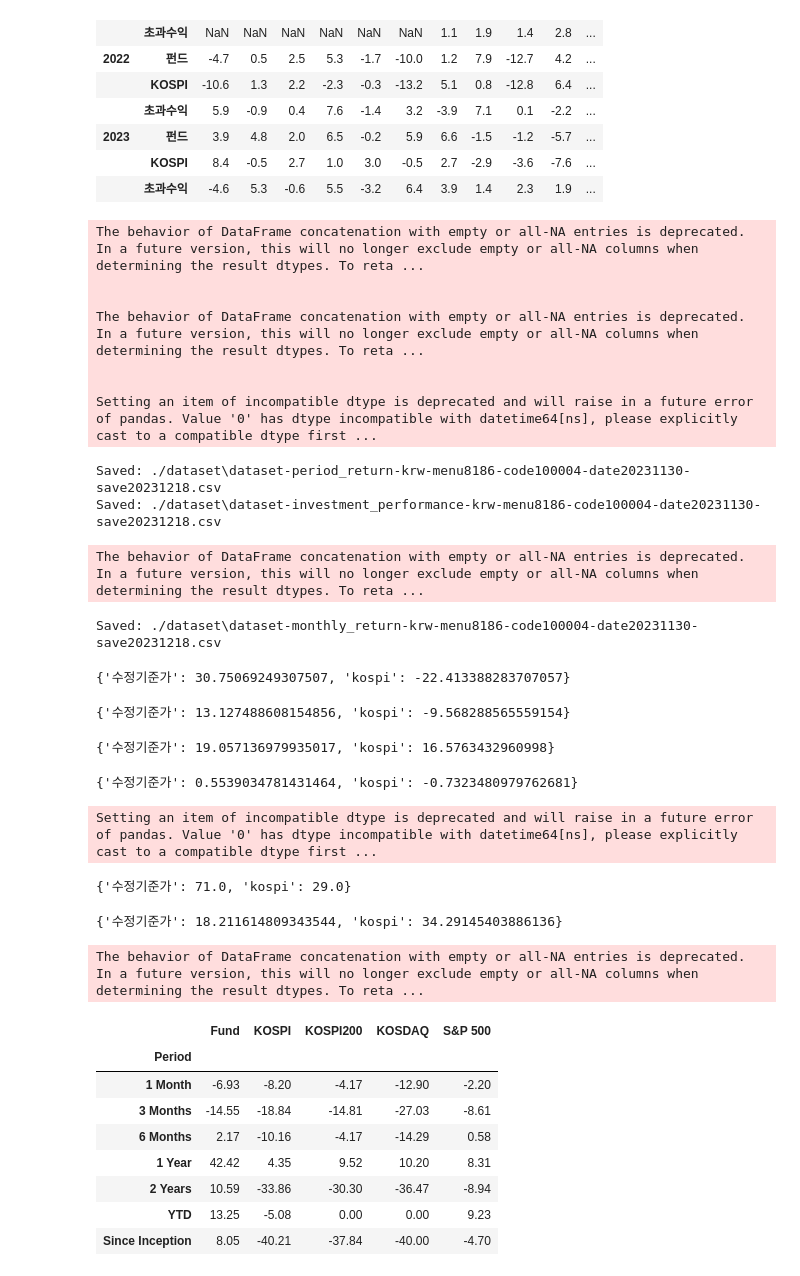
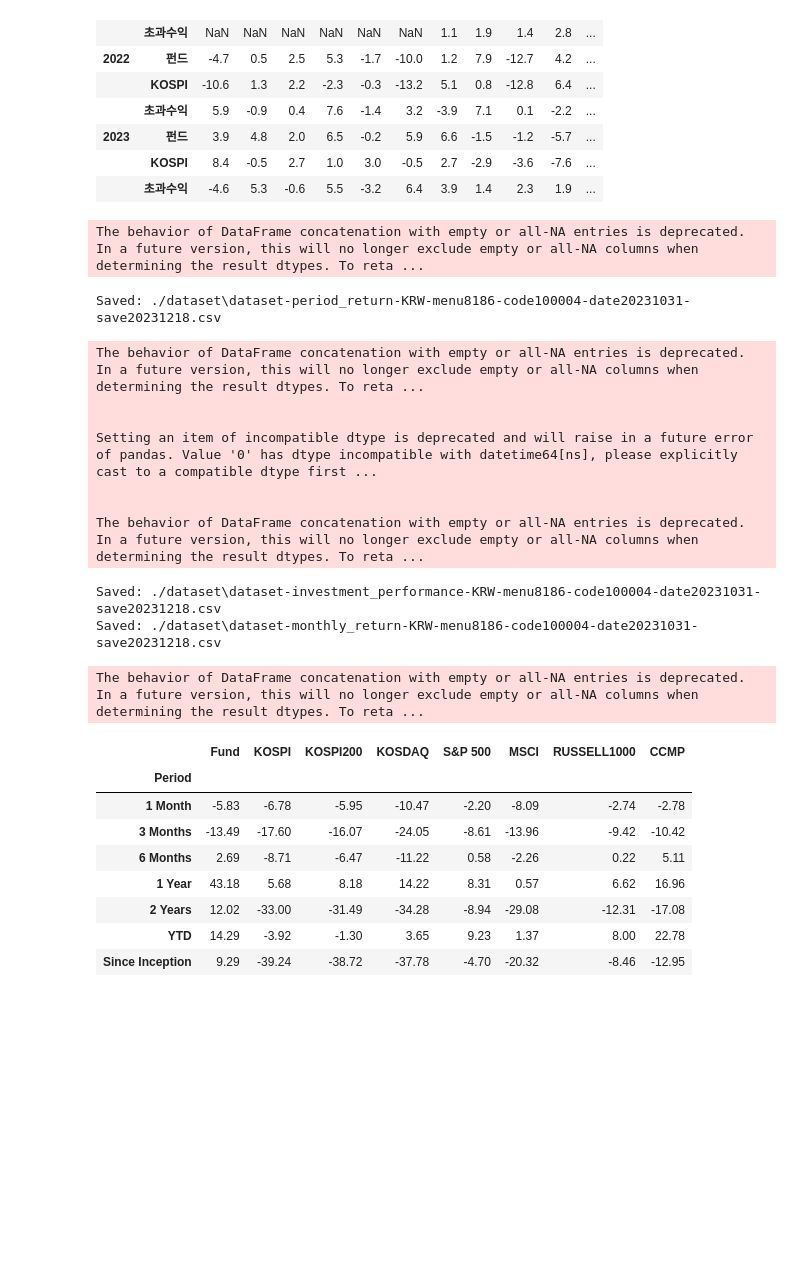
Before and after one commit to haniil/rpa-report-generator2-capstone, a Jupyter notebook: test-notebook.ipynb, the cells around one changed output. Cells and saved outputs as stored; diff of their text form; code cells hidden in the pictures; blank space fills up the shorter version.

```diff
--- a/test-notebook.ipynb
+++ b/test-notebook.ipynb
@@ -42,14 +42,14 @@ def format_date(date):
     date = datetime.strptime(date, '%Y%m%d').strftime('%Y-%m-%d')
     return date
 
-def save_df_to_file(df, file_folder, subject, option, file_memo, file_code,input_date, include_index=True, file_extension='.csv', archive=False, archive_folder='./archive'):
+def save_df_to_file(df, file_folder, subject, currency, file_memo, file_code,input_date, include_index=True, file_extension='.csv', archive=False, archive_folder='./archive'):
     def get_today(form='%Y%m%d'):
         return datetime.now().strftime(form)
     try:
         os.makedirs(file_folder, exist_ok=True)
 
         save_time = get_today()
-        file_name = f'dataset-{subject}-{option}-{file_memo}-code{file_code}-date{input_date}-save{save_time}{file_extension}'
+        file_name = f'dataset-{subject}-{currency}-{file_memo}-code{file_code}-date{input_date}-save{save_time}{file_extension}'
         file_path = os.path.join(file_folder, file_name)
         if os.path.exists(file_path) and archive:
             df_archive = pd.read_csv(file_path)
@@ -70,8 +70,8 @@ class Index:
         self.folder_path = './dataset-index'
                 # date 관련 컬럼명
         self.date_column = '일자'
-        self.index_names = ['CCMP', 'KOSDAQ', 'KOSPI', 'KOSPI200','MSCI', 'RUSSELL1000', 'SPX']
-        self.bbg_index_names = ['CCMP', 'KOSDAQ', 'KOSPI', 'KOSPI2','MSCI', 'RAY', 'SPX']
+        self.index_names = ['CCMP', 'KOSDAQ', 'KOSPI', 'KOSPI200','MSCI', 'RUSSELL1000', 'SPX', 'MSCI KOREA']
+        self.bbg_index_names = ['CCMP', 'KOSDAQ', 'KOSPI', 'KOSPI2','MSCI', 'RAY', 'SPX','MXKR']
 
         # index_df
         self.df_ccmp = None
@@ -81,6 +81,7 @@ class Index:
         self.df_msci = None
         self.df_russell1000 = None
         self.df_spx = None
+        self.df_msci_korea = None
 
         self.open_df_bbg_index_raw()
 
@@ -107,8 +108,12 @@ class Index:
                 # 데이터 처리
                 df[f'{bbg_name} INDEX'] = pd.to_numeric(df[f'{bbg_name} INDEX'], errors='coerce')
                 df = df.dropna(subset=[f'{bbg_name} INDEX']).reset_index(drop=True)
-                df.rename(columns={f'{bbg_name} INDEX': index_name.lower(), 'ticker': self.date_column}, inplace=True)
+                df.rename(columns={f'{bbg_name} INDEX': index_name.upper(), 'ticker': self.date_column}, inplace=True)
 
+                if index_name.upper() == 'SPX':
+                    df.rename(columns={'SPX': 'S&P 500'}, inplace=True)
+                elif index_name.upper() == 'MXKR':
+                    df.rename(columns={'MXKR': 'MSCI KR'}, inplace=True)
                 # 인스턴스 변수에 데이터프레임 할당
                 setattr(self, f'df_{index_name.lower()}', df)
 
@@ -1116,59 +1103,34 @@ The behavior of DataFrame concatenation with empty or all-NA entries is deprecat
 |  | KOSPI | 8.4 | -0.5 | 2.7 | 1.0 | 3.0 | -0.5 | 2.7 | -2.9 | -3.6 | -7.6 | ... |
 |  | 초과수익 | -4.6 | 5.3 | -0.6 | 5.5 | -3.2 | 6.4 | 3.9 | 1.4 | 2.3 | 1.9 | ... |
 # %%
-m = M8186(fund_code = '100004')
+m = M8186(fund_code = '100004',end_date = '2023-10-31')
 m.save_df()
 # %% [output]
 The behavior of DataFrame concatenation with empty or all-NA entries is deprecated. In a future version, this will no longer exclude empty or all-NA columns when determining the result dtypes. To reta ...
-
-
-The behavior of DataFrame concatenation with empty or all-NA entries is deprecated. In a future version, this will no longer exclude empty or all-NA columns when determining the result dtypes. To reta ...
-
-
-Setting an item of incompatible dtype is deprecated and will raise in a future error of pandas. Value '0' has dtype incompatible with datetime64[ns], please explicitly cast to a compatible dtype first ...
-Saved: ./dataset\dataset-period_return-krw-menu8186-code100004-date20231130-save20231218.csv
-Saved: ./dataset\dataset-investment_performance-krw-menu8186-code100004-date20231130-save20231218.csv
+Saved: ./dataset\dataset-period_return-KRW-menu8186-code100004-date20231031-save20231218.csv
 The behavior of DataFrame concatenation with empty or all-NA entries is deprecated. In a future version, this will no longer exclude empty or all-NA columns when determining the result dtypes. To reta ...
+
+
+Setting an item of incompatible dtype is deprecated and will raise in a future error of pandas. Value '0' has dtype incompatible with datetime64[ns], please explicitly cast to a compatible dtype first ...
+
+
+The behavior of DataFrame concatenation with empty or all-NA entries is deprecated. In a future version, this will no longer exclude empty or all-NA columns when determining the result dtypes. To reta ...
-Saved: ./dataset\dataset-monthly_return-krw-menu8186-code100004-date20231130-save20231218.csv
+Saved: ./dataset\dataset-investment_performance-KRW-menu8186-code100004-date20231031-save20231218.csv
+Saved: ./dataset\dataset-monthly_return-KRW-menu8186-code100004-date20231031-save20231218.csv
-# %%
-m.get_cumulative_return()
-# %% [output]
-{'수정기준가': 30.75069249307507, 'kospi': -22.413388283707057}
-# %%
-m.get_annualized_return()
-# %% [output]
-{'수정기준가': 13.127488608154856, 'kospi': -9.568288565559154}
-# %%
-m.get_volatility()
-# %% [output]
-{'수정기준가': 19.057136979935017, 'kospi': 16.5763432960998}
-# %%
-m.get_sharpe_ratio()
-# %% [output]
-{'수정기준가': 0.5539034781431464, 'kospi': -0.7323480979762681}
-# %%
-m.get_winning_ratio()
-# %% [output]
-Setting an item of incompatible dtype is deprecated and will raise in a future error of pandas. Value '0' has dtype incompatible with datetime64[ns], please explicitly cast to a compatible dtype first ...
-{'수정기준가': 71.0, 'kospi': 29.0}
-# %%
-m.get_mdd()
-# %% [output]
-{'수정기준가': 18.211614809343544, 'kospi': 34.29145403886136}
 # %%
-m = M8186(fund_code = '100004', end_date = '2023-10-31', option = 'usd')
+m = M8186(fund_code = '100004', end_date = '2023-10-31', currency = 'USD')
 m.period_cumulative_return()
 # %% [output]
 The behavior of DataFrame concatenation with empty or all-NA entries is deprecated. In a future version, this will no longer exclude empty or all-NA columns when determining the result dtypes. To reta ...
-|  | Fund | KOSPI | KOSPI200 | KOSDAQ | S&P 500 |
-| Period |  |  |  |  |  |
-| 1 Month | -6.93 | -8.20 | -4.17 | -12.90 | -2.20 |
-| 3 Months | -14.55 | -18.84 | -14.81 | -27.03 | -8.61 |
-| 6 Months | 2.17 | -10.16 | -4.17 | -14.29 | 0.58 |
-| 1 Year | 42.42 | 4.35 | 9.52 | 10.20 | 8.31 |
-| 2 Years | 10.59 | -33.86 | -30.30 | -36.47 | -8.94 |
-| YTD | 13.25 | -5.08 | 0.00 | 0.00 | 9.23 |
-| Since Inception | 8.05 | -40.21 | -37.84 | -40.00 | -4.70 |
+|  | Fund | KOSPI | KOSPI200 | KOSDAQ | S&P 500 | MSCI | RUSSELL1000 | CCMP |
+| Period |  |  |  |  |  |  |  |  |
+| 1 Month | -5.83 | -6.78 | -5.95 | -10.47 | -2.20 | -8.09 | -2.74 | -2.78 |
+| 3 Months | -13.49 | -17.60 | -16.07 | -24.05 | -8.61 | -13.96 | -9.42 | -10.42 |
+| 6 Months | 2.69 | -8.71 | -6.47 | -11.22 | 0.58 | -2.26 | 0.22 | 5.11 |
+| 1 Year | 43.18 | 5.68 | 8.18 | 14.22 | 8.31 | 0.57 | 6.62 | 16.96 |
+| 2 Years | 12.02 | -33.00 | -31.49 | -34.28 | -8.94 | -29.08 | -12.31 | -17.08 |
+| YTD | 14.29 | -3.92 | -1.30 | 3.65 | 9.23 | 1.37 | 8.00 | 22.78 |
+| Since Inception | 9.29 | -39.24 | -38.72 | -37.78 | -4.70 | -20.32 | -8.46 | -12.95 |
 # %%
 m.investment_performance()
 # %% [output]
```
Also changed, not shown: parts of 21 cells of this notebook.
